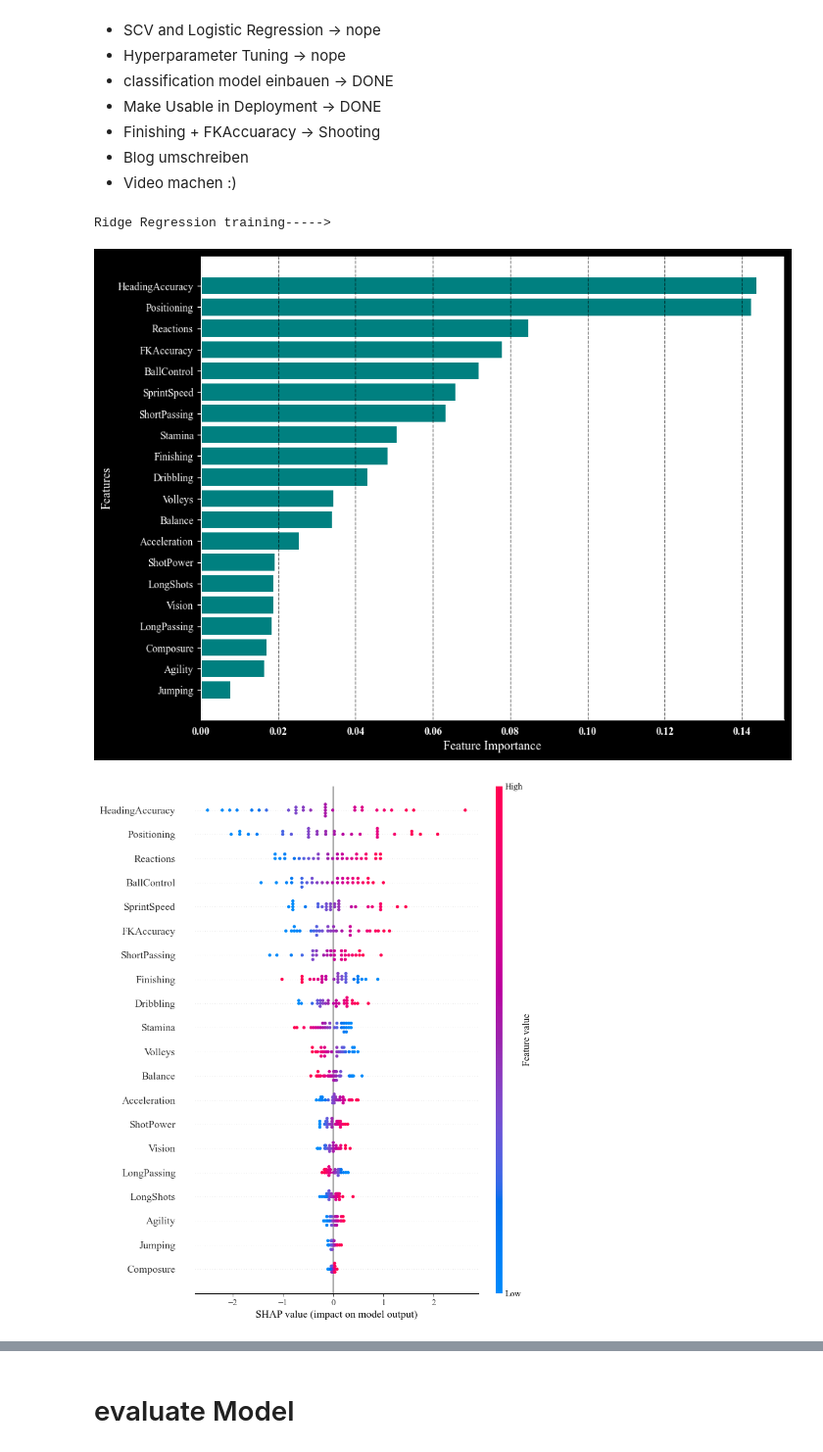
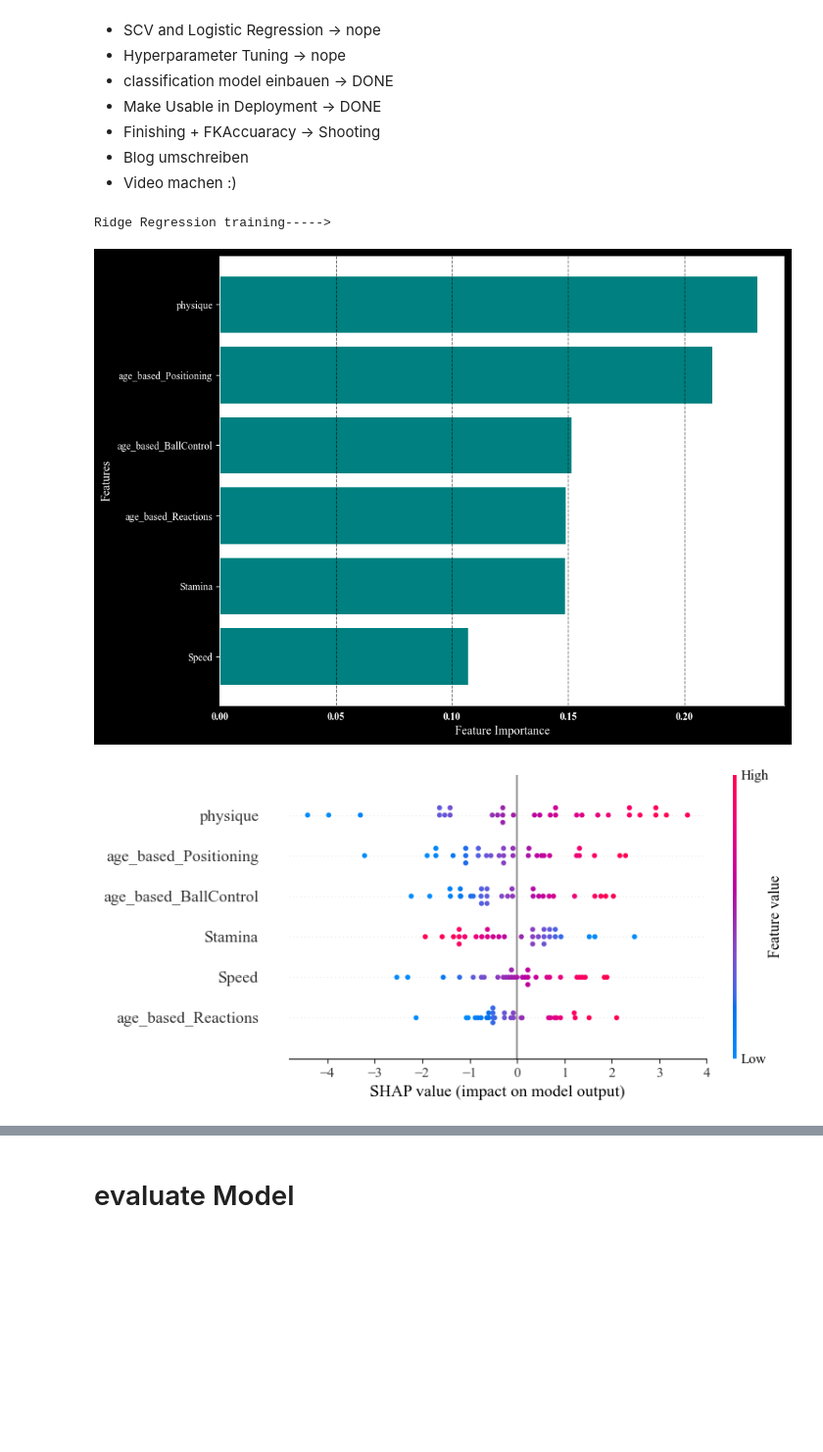
Before and after one commit to robb1302/statsfaction, a Jupyter notebook: scripts/sport_analytics/model/model_offense_regression_center_forward.ipynb, the cells around one changed output, grey strips where cells are left out. Shown at 98% size. Drawn from its saved outputs; the diff is of its cells as text; code cells hidden in the pictures; blank space fills up the shorter version.

Commit message:
added forward and winger model

```diff
--- a/scripts/sport_analytics/model/model_offense_regression_center_forward.ipynb
+++ b/scripts/sport_analytics/model/model_offense_regression_center_forward.ipynb
@@ -146,7 +158,7 @@ df = df[df.max_potential>TARGET_OVERALL]
 df = df[df.prime_age>df.potential_age]
 df = df[df.PrimeOverall>df.Overall]
 df['target'] = df.PrimeOverall
-df = df[df.potential_age<26]
+df = df[df.potential_age<23]
 
 df = df[df.offense>0.5]
 print(df.target.value_counts())
@@ -439,7 +393,7 @@ Best Mean neg_mean_squared_error: -8760.074773630118
 - Blog umschreiben
 - Video machen :)
 # %%
-from sklearn.linear_model import LinearRegression
+from sklearn.linear_model import LinearRegression,HuberRegressor
 from sklearn.tree import DecisionTreeRegressor
 from sklearn.ensemble import RandomForestRegressor
 from sklearn.svm import SVR
@@ -466,13 +420,14 @@ from sklearn.ensemble import AdaBoostRegressor
 
 regression_models = {
     'Ridge Regression': Ridge(**PARAMS_RIDGE),
+    'Huber Regression':HuberRegressor(),
     # 'AdaBoost Regressor': AdaBoostRegressor(random_state=42),
 
     # 'Lasso Regression': Lasso(),
     # 'ElasticNet Regression': ElasticNet(),
     'Linear Regression': LinearRegression(),
-    'Random Forest Regressor': RandomForestRegressor(**PARAMS_RF,random_state=42),
-    'Gradient Boosting Regressor': GradientBoostingRegressor(**PARAMS_GB,random_state=42),
+    # 'Random Forest Regressor': RandomForestRegressor(**PARAMS_RF,random_state=42),
+    # 'Gradient Boosting Regressor': GradientBoostingRegressor(**PARAMS_GB,random_state=42),
     # 'XGBoost Regressor': xgb.XGBRegressor(random_state=42),
     # 'LightGBM Regressor': lgb.LGBMRegressor(random_state=42)
     # Add more models as needed
@@ -497,10 +452,25 @@ for model_name, model in regression_models.items():
         # Log parameters
         mlflow.log_param("Model_Name", model_name)
         mlflow.log_params(model.get_params())
+        from sklearn.feature_selection import SelectFromModel
 
-        model.fit(X_train_scaled_df, y_train)
+        # featres = X_train_scaled_df.columns
+        if AUTO_FEATURE_SELECT == 'AUTO':
+            sfm = SelectFromModel(model).fit(X_train_scaled_df, y_train)
+            features = X_train_scaled_df.columns[sfm.get_support()]
+        elif AUTO_FEATURE_SELECT in  ['backward','forward']:
+            from sklearn.feature_selection import SequentialFeatureSelector
+            sfm = SequentialFeatureSelector(
+                model, direction=AUTO_FEATURE_SELECT
+            ).fit(X_train_scaled_df, y_train)
+            features = X_train_scaled_df.columns[sfm.get_support()]
+        else:
+            features = X_train_scaled_df.columns
 
-        y_pred = model.predict(X_test_scaled_df)
+
+        model.fit(X_train_scaled_df[features], y_train)
+
+        y_pred = model.predict(X_test_scaled_df[features])
 
         # Log Params
         log_feature_list_as_artifact(PLAYER_ATTRIBUTES, filename="feature_list.txt")
@@ -510,7 +480,7 @@ for model_name, model in regression_models.items():
             'HYPERTRAINING': HYPERTRAINING,
             'CV': CV,
             'SCORING': SCORING,
-            'features_anzahl': len(PLAYER_ATTRIBUTES),
+            'features_anzahl': len(features),
             # 'y_train_positives': y_train.sum(),
             # 'y_train_negatives': (~y_train).sum(),
             # 'y_test_positives': y_test.sum(),
@@ -525,43 +495,43 @@ for model_name, model in regression_models.items():
         mlflow.sklearn.log_model(model, model_name)
 
         # Evaluation Metrics
-        log_metrics_in_mlflow_regression(y_test=y_test, y_pred=y_pred,X = X_test_scaled_df)
+        log_metrics_in_mlflow_regression(y_test=y_test, y_pred=y_pred,X = X_test_scaled_df[features])
         log_metrics_in_mlflow(y_test=y_test>TARGET_OVERALL,y_prob=None,y_pred=y_pred>TARGET_OVERALL)
 
         # Evaluation Plots (Note: Regression models may not have ROC curves, so adapt this as needed)
         plot_feature_importance(model, '', top_n=20)
-        plot_shap_summary(model=model,df=X_test_scaled_df,K = 30)
+        plot_shap_summary(model=model,df=X_test_scaled_df[features],K = 30)
 
         # Output for quick evaluation
         mse = mean_squared_error(y_test, y_pred)
         mae = mean_absolute_error(y_test, y_pred)
         r2 = r2_score(y_test, y_pred)
 
         from sklearn.metrics import  classification_report
         report = classification_report(y_test>TARGET_OVERALL, y_pred>TARGET_OVERALL)
         print(report)
 
 
         regression_results[model_name] = {
             'Model': model,
             'Scaler': scaler,
-            'attributes': PLAYER_ATTRIBUTES,
+            'attributes': features,
             'Classification Report': report,
             'Mean Squared Error': mse,
             'Mean Absolute Error': mae,
             'R2 Score': r2
         }
 
 # Evaluate and print results for each model
 for model_name, results in regression_results.items():
     print(f"Model: {model_name}")
     print(f"Mean Squared Error: {results['Mean Squared Error']:.2f}")
     print(f"Mean Absolute Error: {results['Mean Absolute Error']:.2f}")
     print(f"R2 Score: {results['R2 Score']:.2f}")
     print()
 # %% [output]
 Ridge Regression training----->
-[figure, old version]
+[figure, new version]
-[figure, old version]
+[figure, new version]
               precision    recall  f1-score   support
 
```
Also changed, not shown: parts of 31 cells of this notebook, 2 other files.
